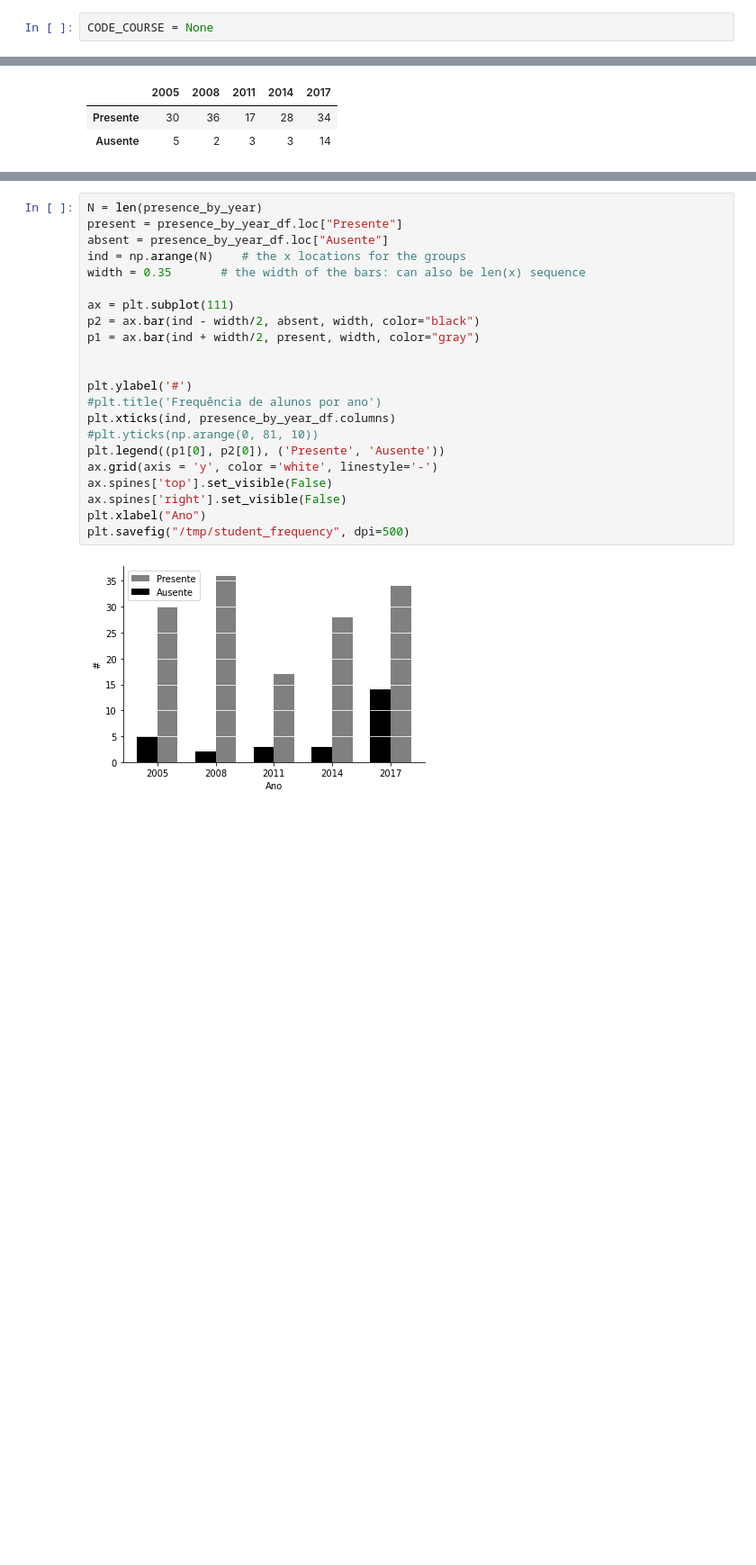
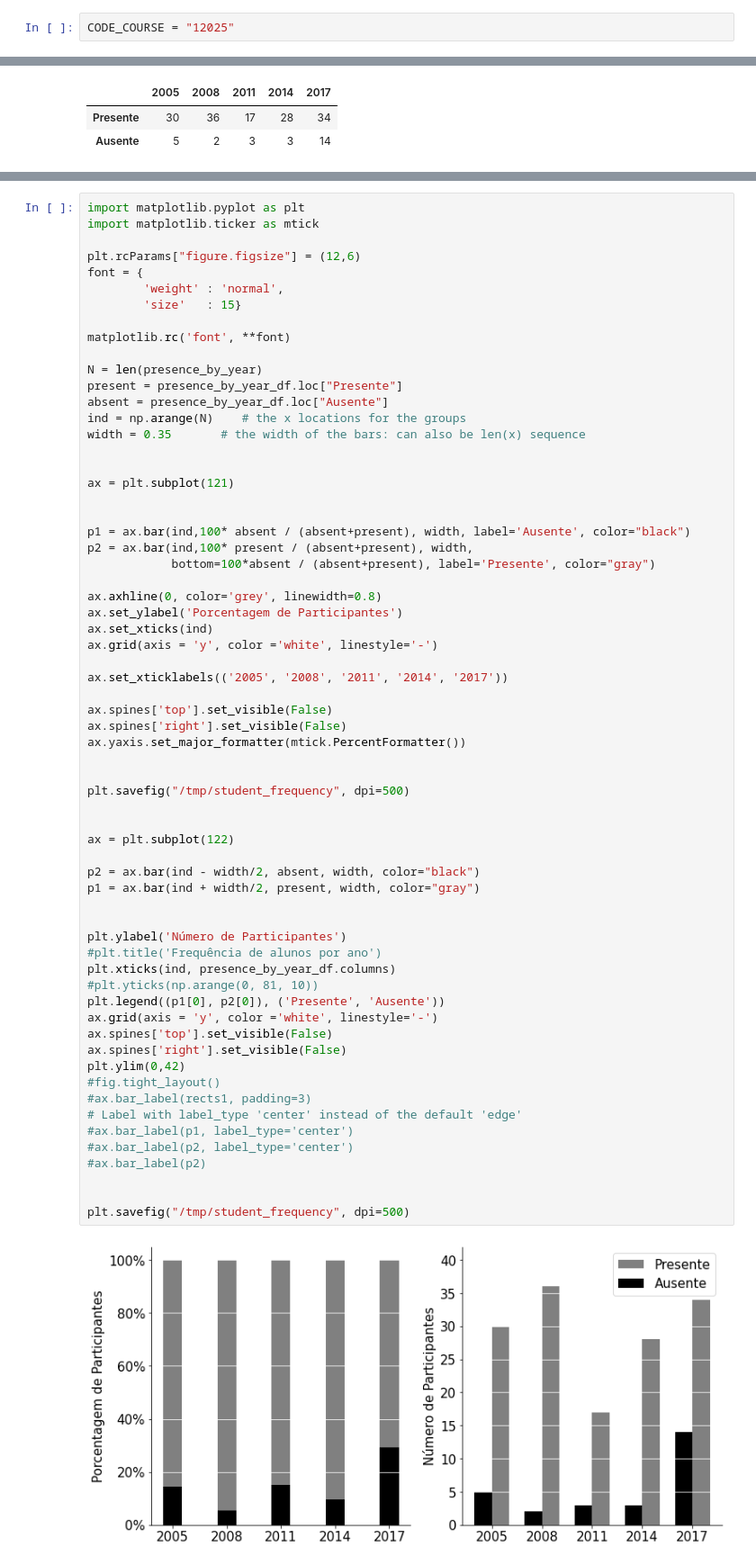
Before and after one commit to renan-cunha/KDD-Enade-Computing, a Jupyter notebook: notebooks/absent_and_blank.ipynb, the cells around one changed output, grey strips where cells are left out. Shown: that part at 90% size. Cells and saved outputs as stored; diff of their text form; blank space fills up the shorter version.

Commit message:
Modify notebooks for better images

```diff
--- a/notebooks/absent_and_blank.ipynb
+++ b/notebooks/absent_and_blank.ipynb
@@ -13,7 +17,7 @@ import seaborn as sns
 import matplotlib
 import matplotlib.patches as mpatches
 # %%
-CODE_COURSE = None
+CODE_COURSE = "12025"
 # %%
 years = [2017, 2014, 2011, 2008, 2005]
 # %%
@@ -157,27 +166,69 @@ presence_by_year_df.fillna(0).astype(int)
 # %%
+import matplotlib.pyplot as plt
+import matplotlib.ticker as mtick
+
+plt.rcParams["figure.figsize"] = (12,6)
+font = {
+        'weight' : 'normal',
+        'size'   : 15}
+
+matplotlib.rc('font', **font)
+
 N = len(presence_by_year)
 present = presence_by_year_df.loc["Presente"]
 absent = presence_by_year_df.loc["Ausente"]
 ind = np.arange(N)    # the x locations for the groups
 width = 0.35       # the width of the bars: can also be len(x) sequence
 
-ax = plt.subplot(111)
+
+ax = plt.subplot(121)
+
+
+p1 = ax.bar(ind,100* absent / (absent+present), width, label='Ausente', color="black")
+p2 = ax.bar(ind,100* present / (absent+present), width,
+            bottom=100*absent / (absent+present), label='Presente', color="gray")
+
+ax.axhline(0, color='grey', linewidth=0.8)
+ax.set_ylabel('Porcentagem de Participantes')
+ax.set_xticks(ind)
+ax.grid(axis = 'y', color ='white', linestyle='-')
+
+ax.set_xticklabels(('2005', '2008', '2011', '2014', '2017'))
+
+ax.spines['top'].set_visible(False)
+ax.spines['right'].set_visible(False)
+ax.yaxis.set_major_formatter(mtick.PercentFormatter())
+
+
+plt.savefig("/tmp/student_frequency", dpi=500)
+
+
+ax = plt.subplot(122)
+
 p2 = ax.bar(ind - width/2, absent, width, color="black")
 p1 = ax.bar(ind + width/2, present, width, color="gray")
 
 
-plt.ylabel('#')
+plt.ylabel('Número de Participantes')
 #plt.title('Frequência de alunos por ano')
 plt.xticks(ind, presence_by_year_df.columns)
 #plt.yticks(np.arange(0, 81, 10))
 plt.legend((p1[0], p2[0]), ('Presente', 'Ausente'))
 ax.grid(axis = 'y', color ='white', linestyle='-')
 ax.spines['top'].set_visible(False)
 ax.spines['right'].set_visible(False)
-plt.xlabel("Ano")
+plt.ylim(0,42)
+#fig.tight_layout()
+#ax.bar_label(rects1, padding=3)
+# Label with label_type 'center' instead of the default 'edge'
+#ax.bar_label(p1, label_type='center')
+#ax.bar_label(p2, label_type='center')
+#ax.bar_label(p2)
+
+
 plt.savefig("/tmp/student_frequency", dpi=500)
 # %% [output]
-[figure, old version]
+[figure, new version]
 # %%
 ax = plt.subplot(111)
 plt.plot(absent,'o-', color="black", label="Ausente")
```
Also changed, not shown: parts of 4 cells of this notebook, 3 other files.
